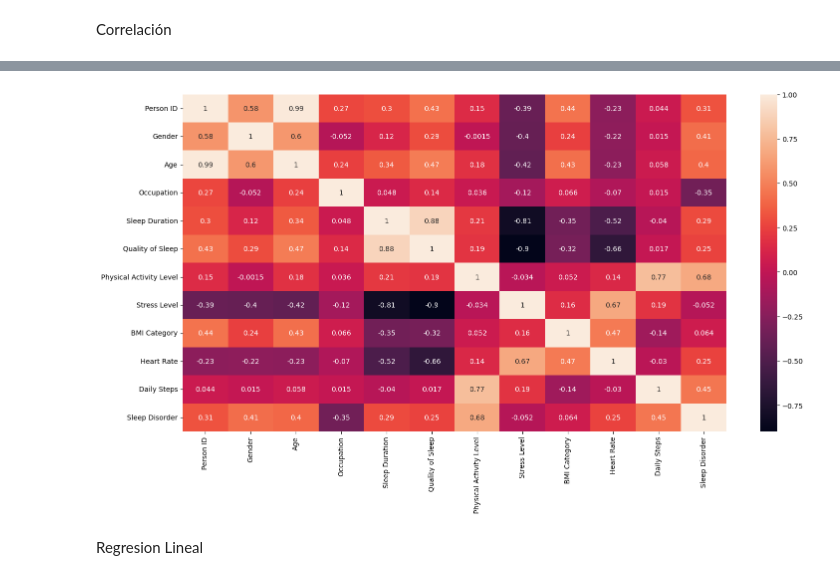
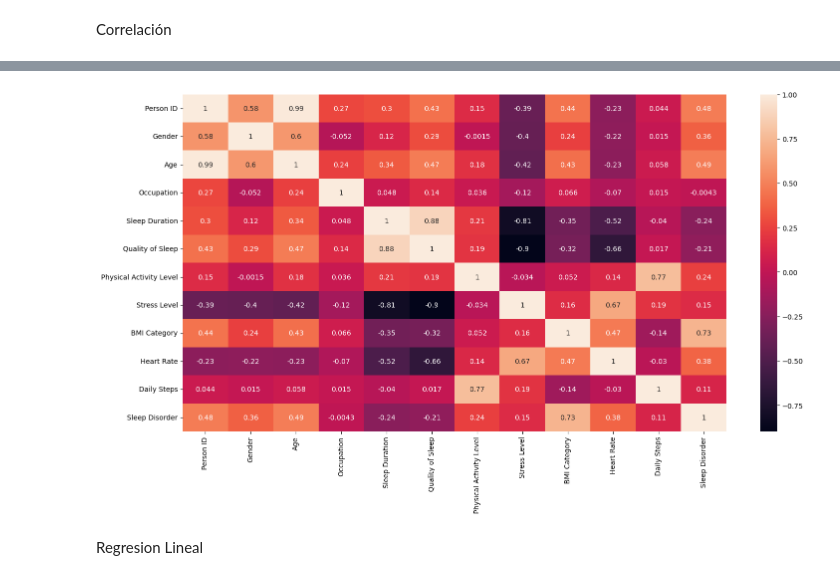
Before and after one commit to Brokolito/HAD-ModProba, a Jupyter notebook: data_work.ipynb, the cells around one changed output, grey strips where cells are left out. Saved outputs shown, nothing was run; the diff lists cells and outputs as text; code cells hidden in the pictures.

```diff
--- a/data_work.ipynb
+++ b/data_work.ipynb
@@ -5,6 +5,7 @@ import pandas as pd
 import matplotlib.pyplot as plt
 import numpy as np
 
-data=pd.read_csv("Sleep_health_and_lifestyle_dataset.csv")
+data=pd.read_csv("Sleep_health_and_lifestyle_dataset.csv",keep_default_na=False)
 data.describe(include='all')
+data['Sleep Disorder']
 # %% [output]
@@ -90,12 +91,12 @@ data.corr(numeric_only=True)
 # %%
 import seaborn as sns
 sns.heatmap(data.corr(numeric_only=True), annot = True)
 r = 1.1
-plt.rcParams['figure.figsize'] = (r*16,r*8)  # Ajuste de imagen, modifique respecto a su resolución.
+plt.rcParams['figure.figsize'] = (r*18,r*8)  # Ajuste de imagen, modifique respecto a su resolución.
 
 plt.show()
 # %% [output]
-[figure, old version]
+[figure, new version]
 # %% [markdown]
 Regresion Lineal
 # %%
```
Also changed, not shown: parts of 8 cells of this notebook.
